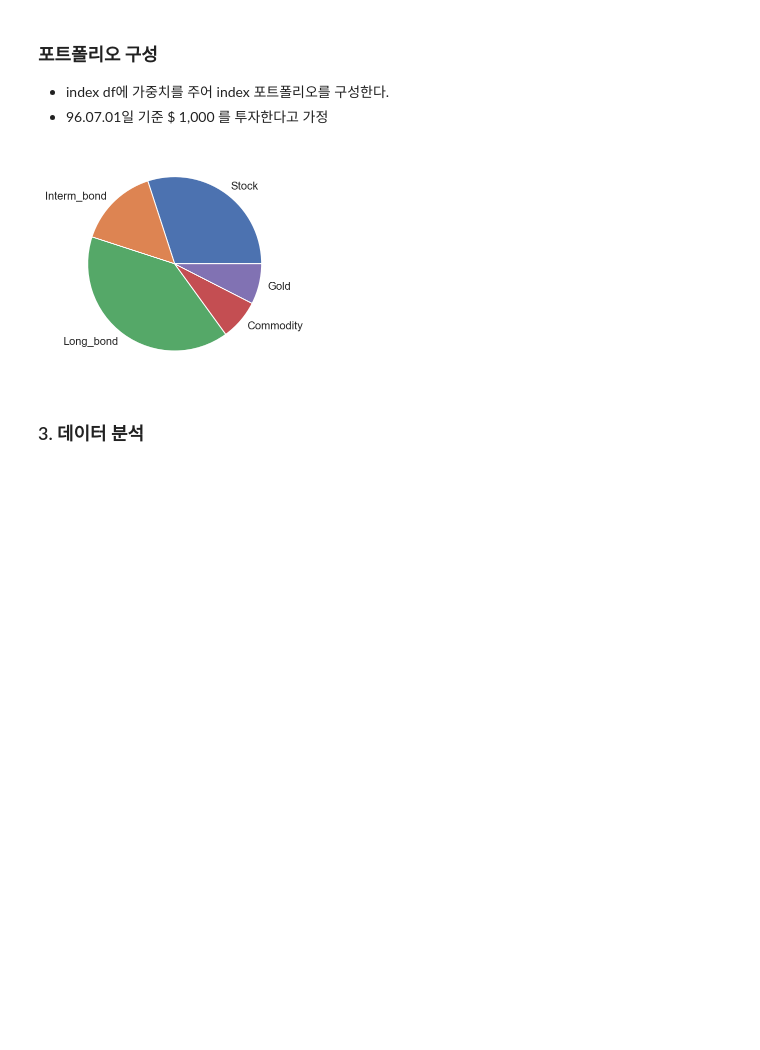
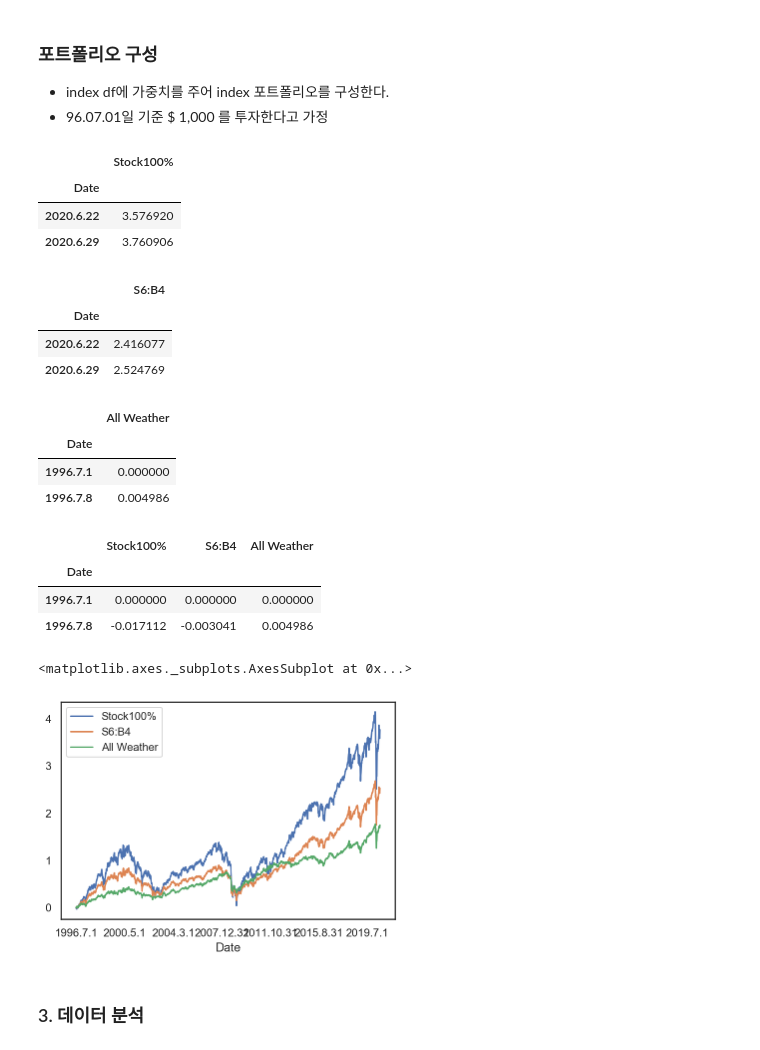
Before and after one commit to dss-14th/eda-repo-7, a Jupyter notebook: EDA_PROJECT_master.ipynb, the cells around one changed output. Drawn from its saved outputs; the diff is of its cells as text; code cells hidden in the pictures; blank space fills up the shorter version.

```diff
--- a/EDA_PROJECT_master.ipynb
+++ b/EDA_PROJECT_master.ipynb
@@ -119,13 +101,50 @@ result3 = port_return(0.3, 0.4, 0.15, 0.075, 0.075)
+# %%
+df1 = pd.DataFrame({"Stock100%" : get_port_return(1, 0, 0, 0, 0)} )
+df1.tail(2)
+# %% [output]
+|  | Stock100% |
+| Date |  |
+| 2020.6.22 | 3.576920 |
+| 2020.6.29 | 3.760906 |
+# %%
+df2 = pd.DataFrame({"S6:B4" : get_port_return(0.6, 0.4, 0, 0, 0)} )
+df2.tail(2)
+# %% [output]
+|  | S6:B4 |
+| Date |  |
+| 2020.6.22 | 2.416077 |
+| 2020.6.29 | 2.524769 |
+# %%
+df3 =pd.DataFrame({"All Weather" : get_port_return(0.3, 0.4, 0.15, 0.07, 0.075)} )
+df3.head(2)
+# %% [output]
+|  | All Weather |
+| Date |  |
+| 1996.7.1 | 0.000000 |
+| 1996.7.8 | 0.004986 |
+# %%
+port_df = pd.DataFrame({"Stock100%" : df1["Stock100%"],
+                        "S6:B4" : df2["S6:B4"],
+                        "All Weather" : df3["All Weather"] } )
+port_df.head(2)
+# %% [output]
+|  | Stock100% | S6:B4 | All Weather |
+| Date |  |  |  |
+| 1996.7.1 | 0.000000 | 0.000000 | 0.000000 |
+| 1996.7.8 | -0.017112 | -0.003041 | 0.004986 |
+# %%
+port_df.plot()
+# %% [output]
+<matplotlib.axes._subplots.AxesSubplot at 0x...>
+[figure, added]
 # %%
-# 원 그래프
-labels_3 = ["Stock", "Interm_bond", "Long_bond", "Commodity", "Gold"]
-# ratio_2 = [60, 40]
-ratio_3 = [30, 15, 40, 7.5, 7.5]
+# # 원 그래프
+# labels_3 = ["Stock", "Interm_bond", "Long_bond", "Commodity", "Gold"]
+# # ratio_2 = [60, 40]
+# ratio_3 = [30, 15, 40, 7.5, 7.5]
 
-plt.pie(ratio_3, labels = labels_3)
-plt.show()
+# plt.pie(ratio_3, labels = labels_3)
+# plt.show()
-# %% [output]
-[figure, removed]
 # %% [markdown]
 ### 3. 데이터 분석
 # %%
```
Also changed, not shown: parts of 7 cells of this notebook, 1 other file.
